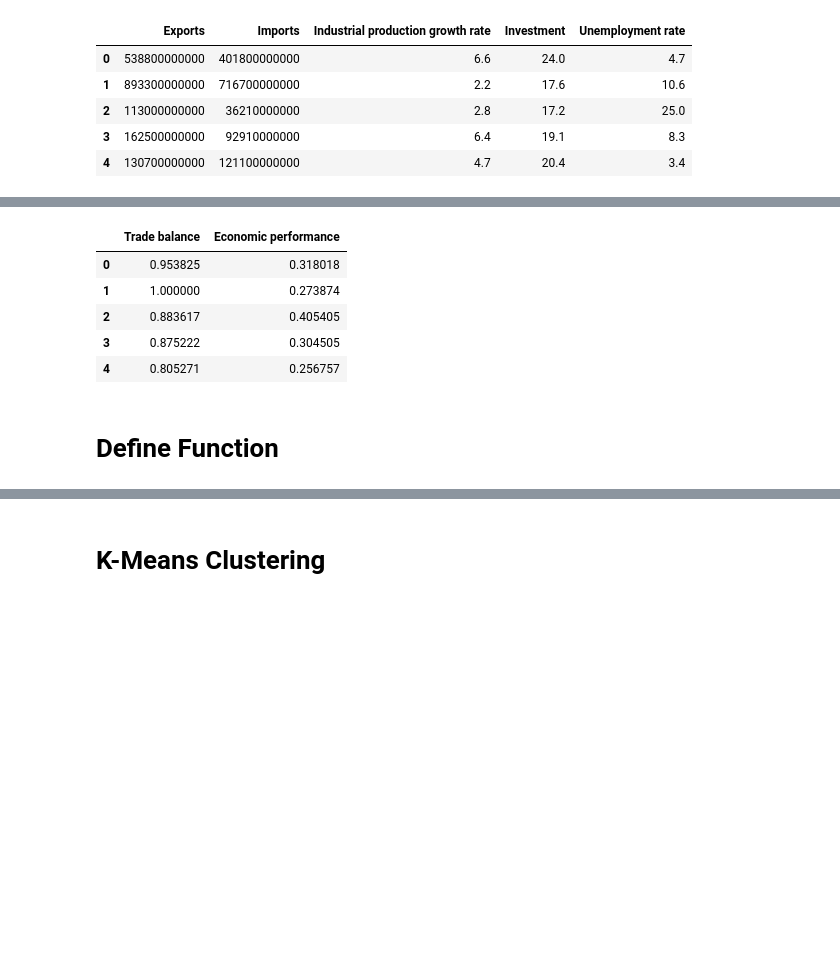
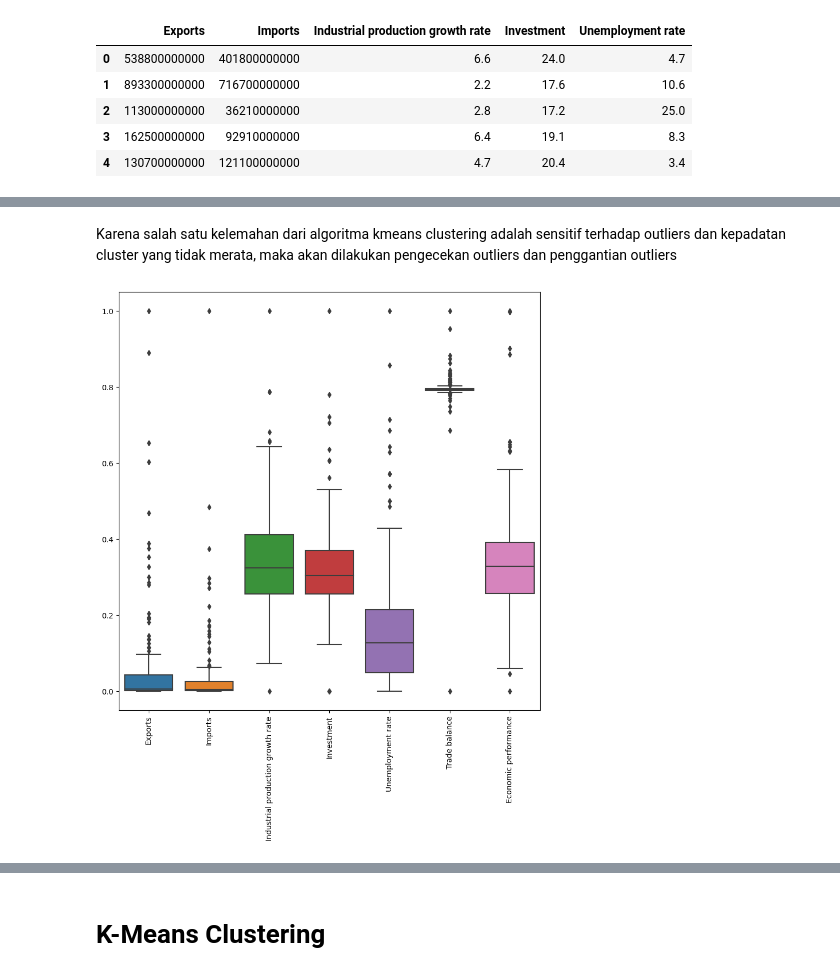
Before and after one commit to mzkki25/kmeans-without-libraries, a Jupyter notebook: kmeans.ipynb, the cells around one changed output, grey strips where cells are left out. Drawn from its saved outputs; the diff is of its cells as text; code cells hidden in the pictures; blank space fills up the shorter version.

```diff
--- a/kmeans.ipynb
+++ b/kmeans.ipynb
@@ -34,3 +59,0 @@ df.head()
-# %%
-df = df[['Trade balance', 'Economic performance']]
-df.head()
@@ -47,15 +65,3 @@ df.head()
 # Membuat fungsi min-max scaler
 def minMax_scaler(df):
     return (df - df.min()) / (df.max() - df.min())
-# %%
-df = df.apply(minMax_scaler)
-df.head()
-# %% [output]
-|  | Trade balance | Economic performance |
-| 0 | 0.953825 | 0.318018 |
-| 1 | 1.000000 | 0.273874 |
-| 2 | 0.883617 | 0.405405 |
-| 3 | 0.875222 | 0.304505 |
-| 4 | 0.805271 | 0.256757 |
-# %% [markdown]
-# Define Function
@@ -61,0 +72,10 @@ df.head()
+# %% [markdown]
+Karena salah satu kelemahan dari algoritma kmeans clustering adalah sensitif terhadap outliers dan kepadatan cluster yang tidak merata, maka akan dilakukan pengecekan outliers dan penggantian outliers
+# %%
+# Cek boxplot data multi dimensi
+plt.figure(figsize=(10, 10))
+sns.boxplot(data=df)
+plt.xticks(rotation=90)
+plt.show()
+# %% [output]
+[figure, added]
```
Also changed, not shown: parts of 69 cells of this notebook.
